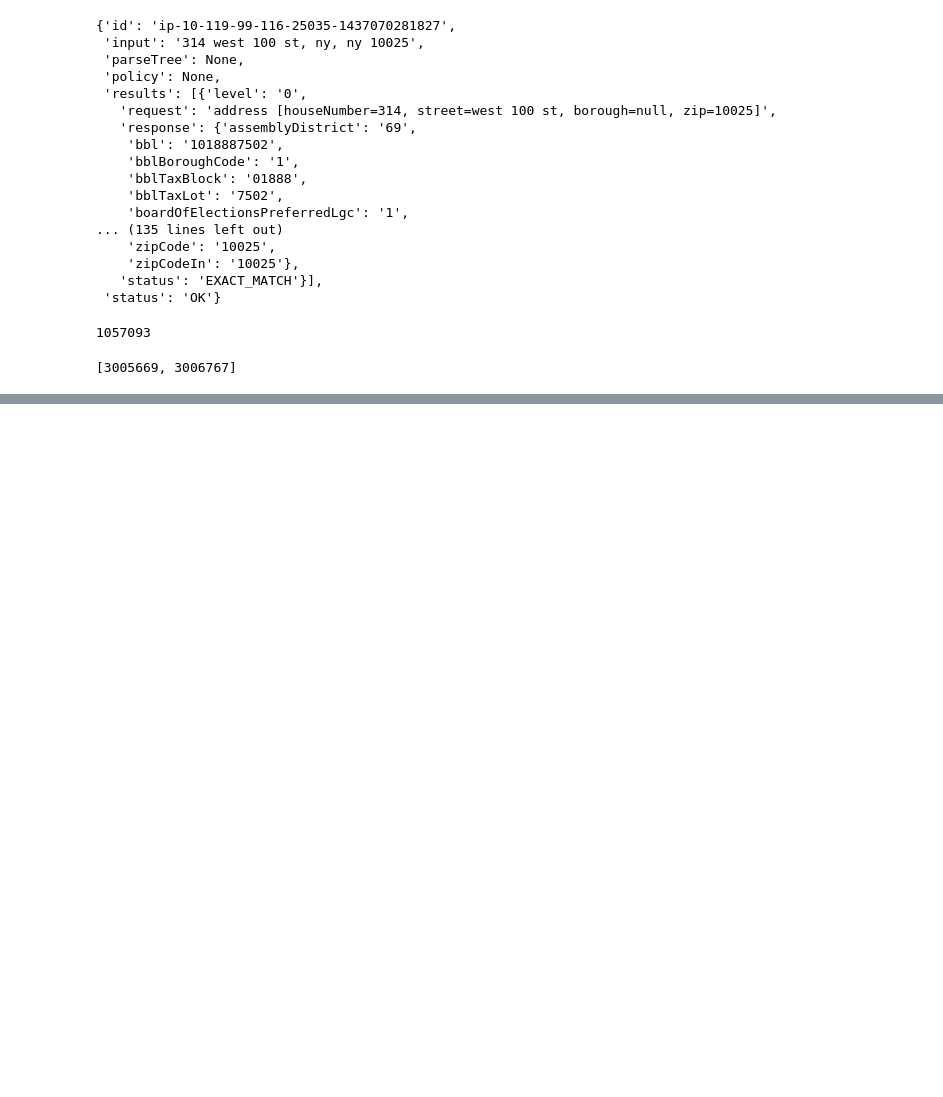
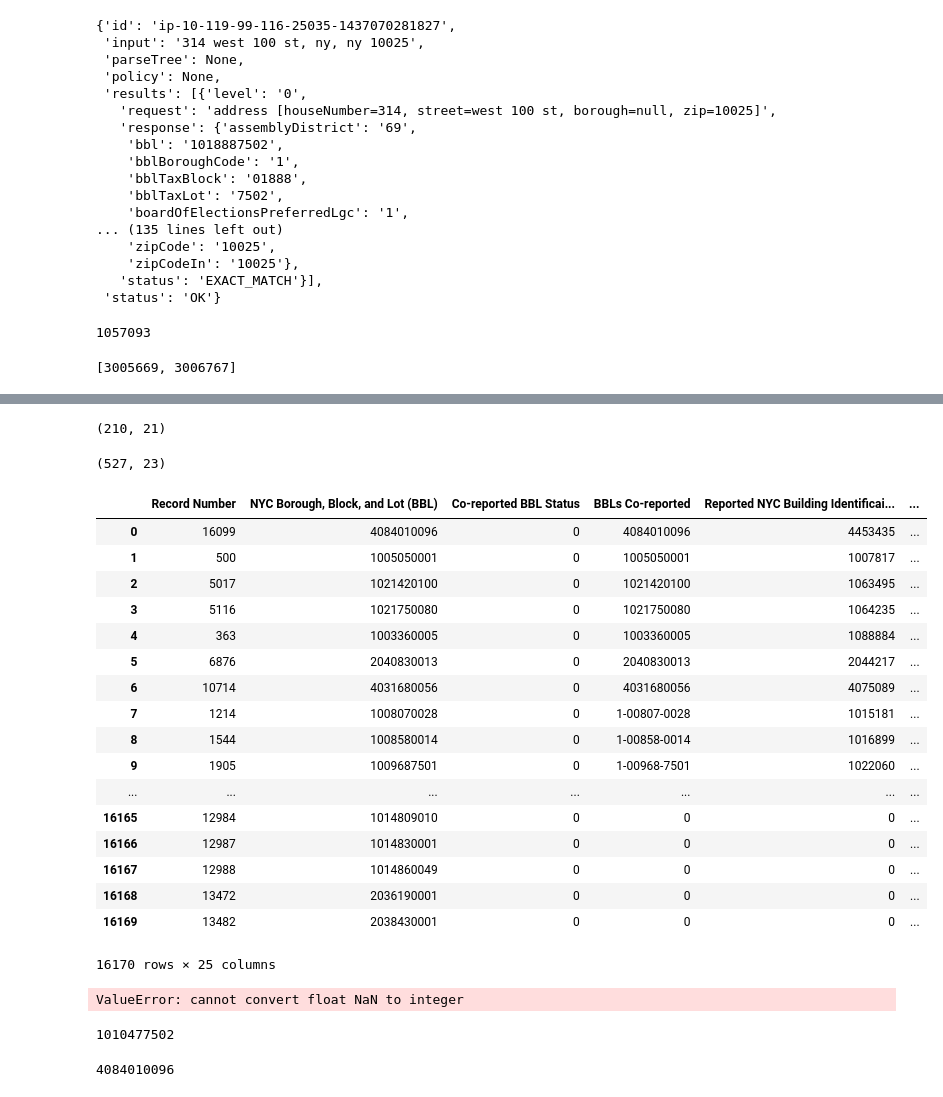
Before and after one commit to Data-Science-TIY/builditgreen, a Jupyter notebook: notebooks/NYCGeodataAPI.ipynb, the cells around one changed output, grey strips where cells are left out. Saved outputs shown, nothing was run; the diff lists cells and outputs as text; code cells hidden in the pictures; blank space fills up the shorter version.

Commit message:
NYC data

```diff
--- a/notebooks/NYCGeodataAPI.ipynb
+++ b/notebooks/NYCGeodataAPI.ipynb
@@ -47,0 +423,8 @@ building_list
+# %%
+nyc_before_13.shape
+# %% [output]
+(210, 21)
+# %%
+nyc_data_bbl.shape
+# %% [output]
+(527, 23)
@@ -47,0 +433,29 @@ building_list
+# %%
+nyc_energy = pd.read_csv('Energy_and_Water_Data_Disclosure_for_Local_Law_84__2013.csv')
+# %%
+nyc_energy['BBL'] = nyc_energy['NYC Borough, Block, and Lot (BBL)']
+# %%
+nyc_energy.fillna(0)
+# %% [output]
+|  | Record Number | NYC Borough, Block, and Lot (BBL) | Co-reported BBL Status | BBLs Co-reported | Reported NYC Building Identificai... | ... |
+| 0 | 16099 | 4084010096 | 0 | 4084010096 | 4453435 | ... |
+| 1 | 500 | 1005050001 | 0 | 1005050001 | 1007817 | ... |
+| 2 | 5017 | 1021420100 | 0 | 1021420100 | 1063495 | ... |
+| 3 | 5116 | 1021750080 | 0 | 1021750080 | 1064235 | ... |
+| 4 | 363 | 1003360005 | 0 | 1003360005 | 1088884 | ... |
+| 5 | 6876 | 2040830013 | 0 | 2040830013 | 2044217 | ... |
+| 6 | 10714 | 4031680056 | 0 | 4031680056 | 4075089 | ... |
+| 7 | 1214 | 1008070028 | 0 | 1-00807-0028 | 1015181 | ... |
+| 8 | 1544 | 1008580014 | 0 | 1-00858-0014 | 1016899 | ... |
+| 9 | 1905 | 1009687501 | 0 | 1-00968-7501 | 1022060 | ... |
+| ... | ... | ... | ... | ... | ... | ... |
+| 16165 | 12984 | 1014809010 | 0 | 0 | 0 | ... |
+| 16166 | 12987 | 1014830001 | 0 | 0 | 0 | ... |
+| 16167 | 12988 | 1014860049 | 0 | 0 | 0 | ... |
+| 16168 | 13472 | 2036190001 | 0 | 0 | 0 | ... |
+| 16169 | 13482 | 2038430001 | 0 | 0 | 0 | ... |
+16170 rows × 25 columns
+# %%
+nyc_energy['BBL'] = nyc_energy['BBL'].map(lambda x: int(x))
+# %% [output]
+ValueError: cannot convert float NaN to integer
@@ -47,0 +464,4 @@ building_list
+# %%
+nyc_data_bbl.loc[0,'BBL']
+# %% [output]
+1010477502
@@ -47,0 +470,4 @@ building_list
+# %%
+nyc_energy.loc[0, 'BBL']
+# %% [output]
+4084010096
```
Also changed, not shown: parts of 58 cells of this notebook, 6 other files.
